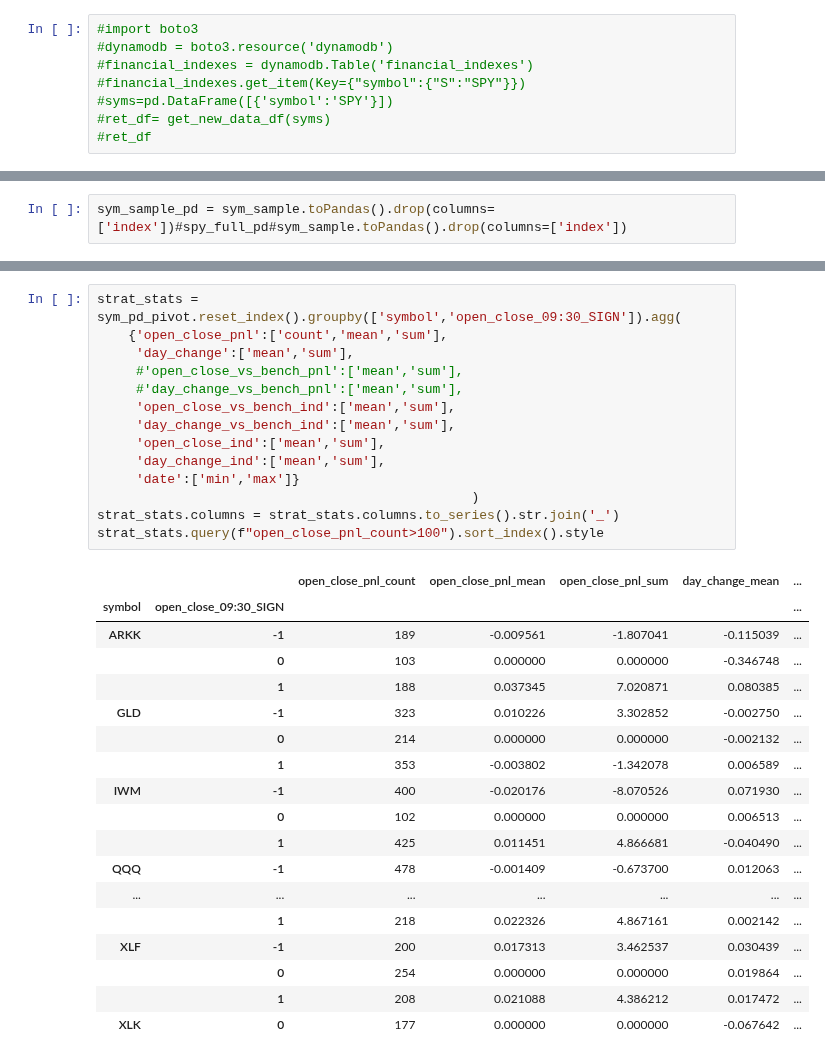
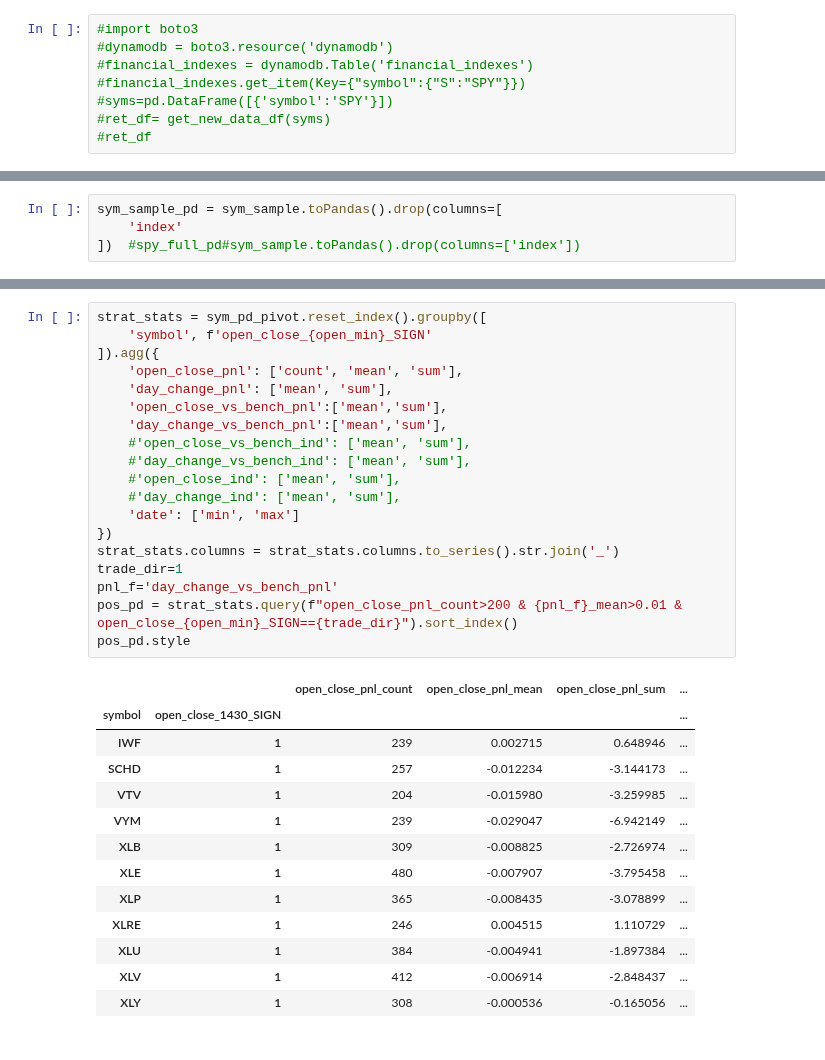
Before and after one commit to aws-samples/quant-research, a Jupyter notebook: src/notebooks/quant_research_examples/intraday_momentum.ipynb, the cells around one changed output, grey strips where cells are left out. Cells and saved outputs as stored; diff of their text form.

```diff
--- a/src/notebooks/quant_research_examples/intraday_momentum.ipynb
+++ b/src/notebooks/quant_research_examples/intraday_momentum.ipynb
@@ -881,7 +589,9 @@ sym_sample.count()
 # %% [output]
 663667
 # %%
-sym_sample_pd = sym_sample.toPandas().drop(columns=['index'])#spy_full_pd#sym_sample.toPandas().drop(columns=['index'])
+sym_sample_pd = sym_sample.toPandas().drop(columns=[
+    'index'
+])  #spy_full_pd#sym_sample.toPandas().drop(columns=['index'])
 # %%
 sym_sample_pd
 # %% [output]
@@ -945,34 +711,34 @@ sym_pd_pivot['day_change_vs_bench_ind']= ((sym_pd_pivot['open_close_vs_bench_09:
 # %%
-strat_stats = sym_pd_pivot.reset_index().groupby(['symbol','open_close_09:30_SIGN']).agg(
-    {'open_close_pnl':['count','mean','sum'],
-     'day_change':['mean','sum'],
-     #'open_close_vs_bench_pnl':['mean','sum'],
-     #'day_change_vs_bench_pnl':['mean','sum'],
-     'open_close_vs_bench_ind':['mean','sum'],
-     'day_change_vs_bench_ind':['mean','sum'],
-     'open_close_ind':['mean','sum'],
-     'day_change_ind':['mean','sum'],
-     'date':['min','max']}
-                                                )
+strat_stats = sym_pd_pivot.reset_index().groupby([
+    'symbol', f'open_close_{open_min}_SIGN'
+]).agg({
+    'open_close_pnl': ['count', 'mean', 'sum'],
+    'day_change_pnl': ['mean', 'sum'],
+    'open_close_vs_bench_pnl':['mean','sum'],
+    'day_change_vs_bench_pnl':['mean','sum'],
+    #'open_close_vs_bench_ind': ['mean', 'sum'],
+    #'day_change_vs_bench_ind': ['mean', 'sum'],
+    #'open_close_ind': ['mean', 'sum'],
+    #'day_change_ind': ['mean', 'sum'],
+    'date': ['min', 'max']
+})
 strat_stats.columns = strat_stats.columns.to_series().str.join('_')
-strat_stats.query(f"open_close_pnl_count>100").sort_index().style
+trade_dir=1
+pnl_f='day_change_vs_bench_pnl'
+pos_pd = strat_stats.query(f"open_close_pnl_count>200 & {pnl_f}_mean>0.01 & open_close_{open_min}_SIGN=={trade_dir}").sort_index()
+pos_pd.style
 # %% [output]
-|  |  | open_close_pnl_count | open_close_pnl_mean | open_close_pnl_sum | day_change_mean | ... |
-| symbol | open_close_09:30_SIGN |  |  |  |  | ... |
-| ARKK | -1 | 189 | -0.009561 | -1.807041 | -0.115039 | ... |
-|  | 0 | 103 | 0.000000 | 0.000000 | -0.346748 | ... |
-|  | 1 | 188 | 0.037345 | 7.020871 | 0.080385 | ... |
-| GLD | -1 | 323 | 0.010226 | 3.302852 | -0.002750 | ... |
-|  | 0 | 214 | 0.000000 | 0.000000 | -0.002132 | ... |
-|  | 1 | 353 | -0.003802 | -1.342078 | 0.006589 | ... |
-| IWM | -1 | 400 | -0.020176 | -8.070526 | 0.071930 | ... |
-|  | 0 | 102 | 0.000000 | 0.000000 | 0.006513 | ... |
-|  | 1 | 425 | 0.011451 | 4.866681 | -0.040490 | ... |
-| QQQ | -1 | 478 | -0.001409 | -0.673700 | 0.012063 | ... |
-| ... | ... | ... | ... | ... | ... | ... |
-|  | 1 | 218 | 0.022326 | 4.867161 | 0.002142 | ... |
-| XLF | -1 | 200 | 0.017313 | 3.462537 | 0.030439 | ... |
-|  | 0 | 254 | 0.000000 | 0.000000 | 0.019864 | ... |
-|  | 1 | 208 | 0.021088 | 4.386212 | 0.017472 | ... |
-| XLK | 0 | 177 | 0.000000 | 0.000000 | -0.067642 | ... |
+|  |  | open_close_pnl_count | open_close_pnl_mean | open_close_pnl_sum | ... |
+| symbol | open_close_1430_SIGN |  |  |  | ... |
+| IWF | 1 | 239 | 0.002715 | 0.648946 | ... |
+| SCHD | 1 | 257 | -0.012234 | -3.144173 | ... |
+| VTV | 1 | 204 | -0.015980 | -3.259985 | ... |
+| VYM | 1 | 239 | -0.029047 | -6.942149 | ... |
+| XLB | 1 | 309 | -0.008825 | -2.726974 | ... |
+| XLE | 1 | 480 | -0.007907 | -3.795458 | ... |
+| XLP | 1 | 365 | -0.008435 | -3.078899 | ... |
+| XLRE | 1 | 246 | 0.004515 | 1.110729 | ... |
+| XLU | 1 | 384 | -0.004941 | -1.897384 | ... |
+| XLV | 1 | 412 | -0.006914 | -2.848437 | ... |
+| XLY | 1 | 308 | -0.000536 | -0.165056 | ... |
 # %%
```
Also changed, not shown: parts of 30 cells of this notebook.
